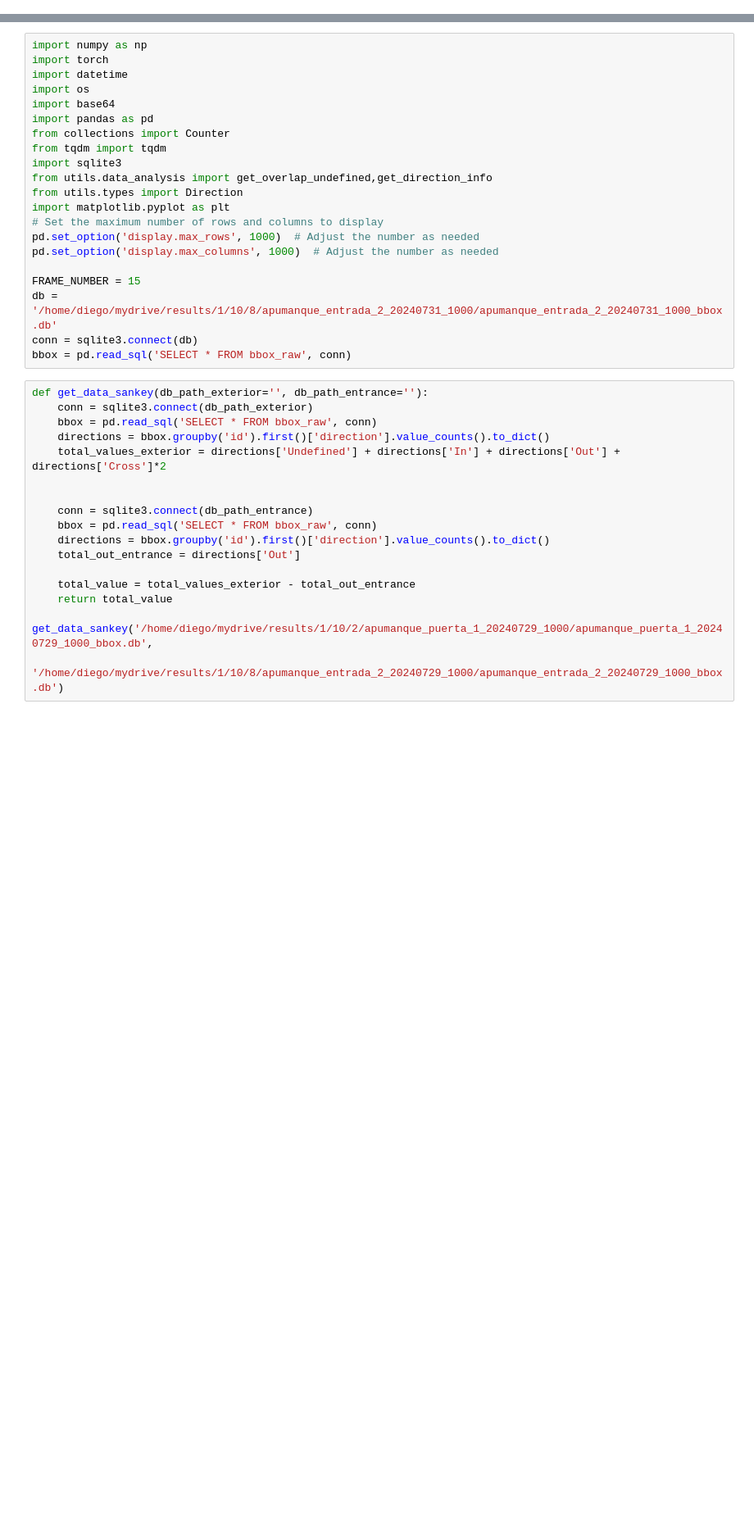
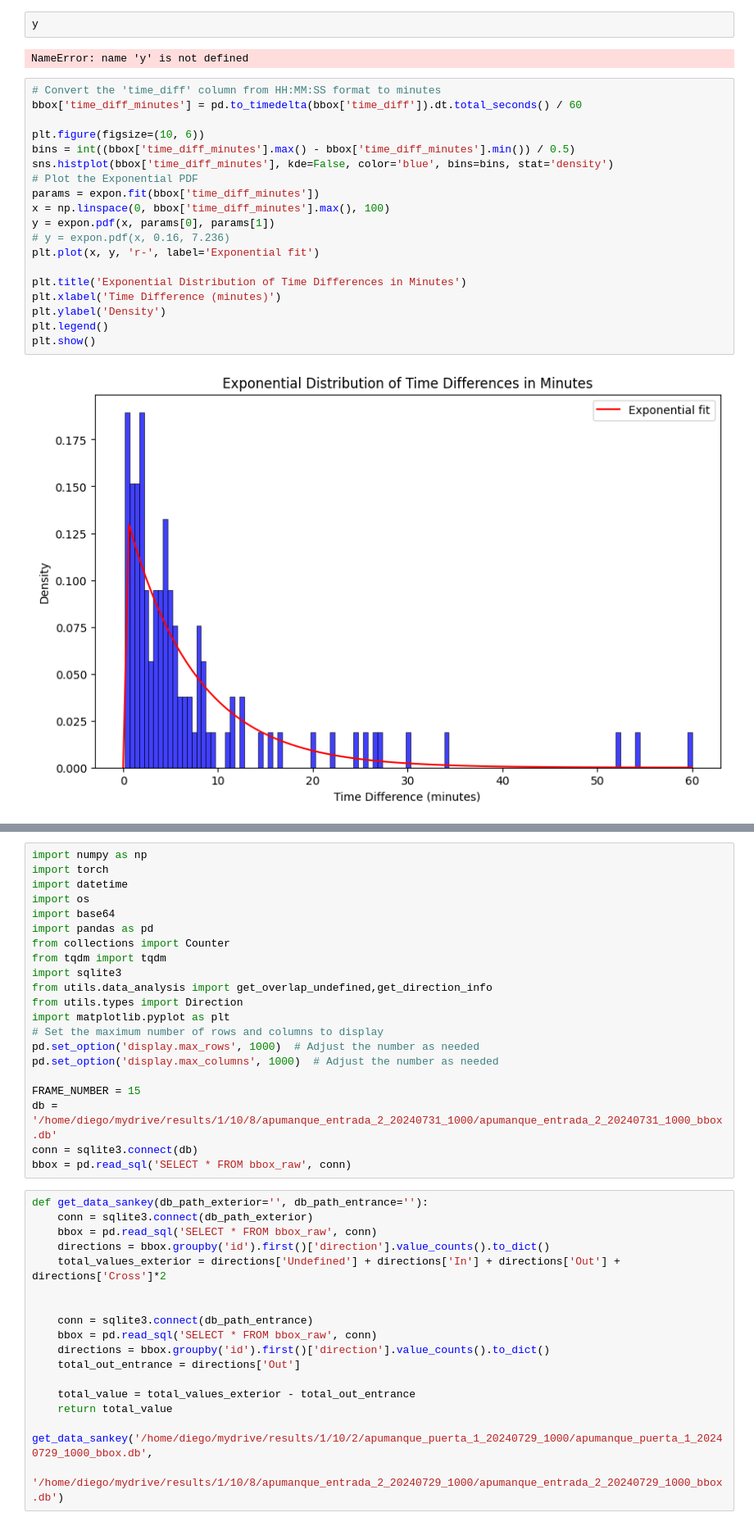
Before and after one commit to dunz21/yolov7-tracker, a Jupyter notebook: none_analysis.ipynb, the cells around one changed output, grey strips where cells are left out. Shown: that part at 82% size. Drawn from its saved outputs; the diff is of its cells as text; blank space fills up the shorter version.

```diff
--- a/none_analysis.ipynb
+++ b/none_analysis.ipynb
@@ -21,0 +60,25 @@ bbox = pd.read_sql('SELECT * FROM bbox_raw', conn)
+# %%
+y
+# %% [output]
+NameError: name 'y' is not defined
+# %%
+# Convert the 'time_diff' column from HH:MM:SS format to minutes
+bbox['time_diff_minutes'] = pd.to_timedelta(bbox['time_diff']).dt.total_seconds() / 60
+
+plt.figure(figsize=(10, 6))
+bins = int((bbox['time_diff_minutes'].max() - bbox['time_diff_minutes'].min()) / 0.5)
+sns.histplot(bbox['time_diff_minutes'], kde=False, color='blue', bins=bins, stat='density')
+# Plot the Exponential PDF
+params = expon.fit(bbox['time_diff_minutes'])
+x = np.linspace(0, bbox['time_diff_minutes'].max(), 100)
+y = expon.pdf(x, params[0], params[1])
+# y = expon.pdf(x, 0.16, 7.236)
+plt.plot(x, y, 'r-', label='Exponential fit')
+
+plt.title('Exponential Distribution of Time Differences in Minutes')
+plt.xlabel('Time Difference (minutes)')
+plt.ylabel('Density')
+plt.legend()
+plt.show()
+# %% [output]
+[figure, added]
```
Also changed, not shown: parts of 2 cells of this notebook, 7 other files.
